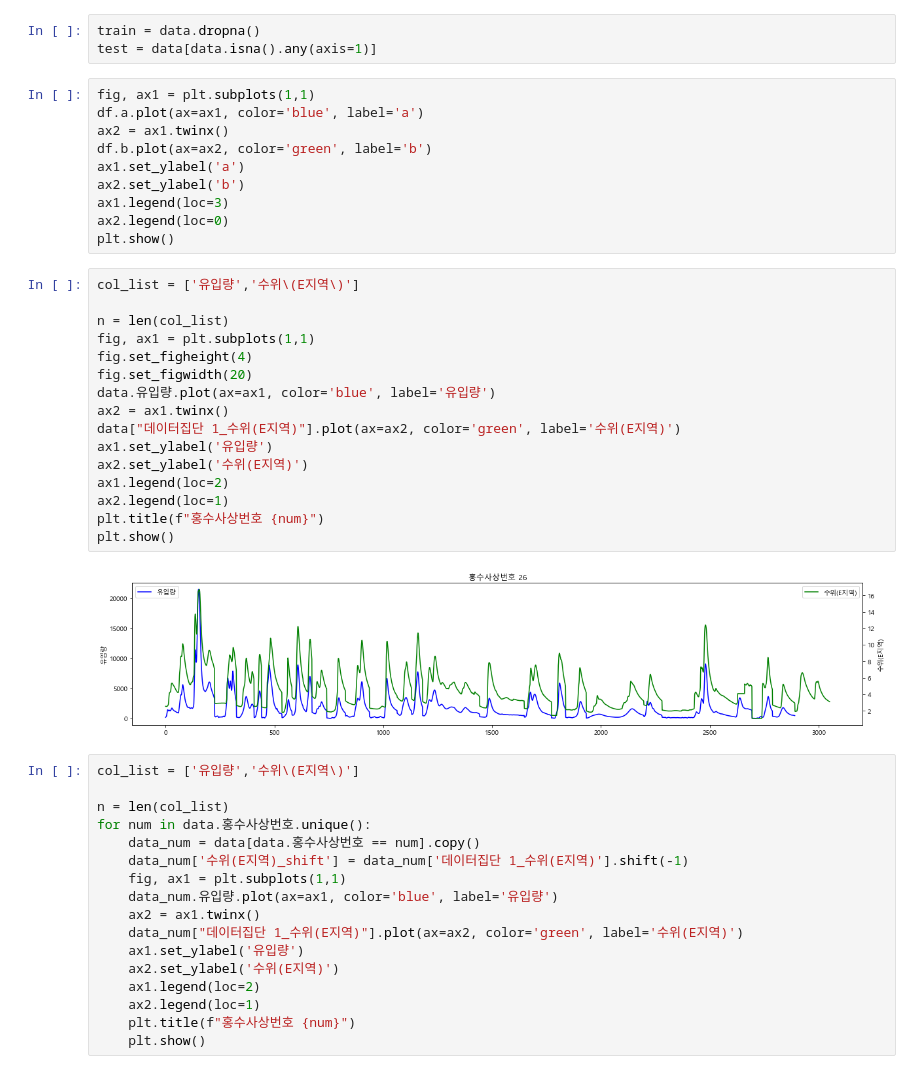
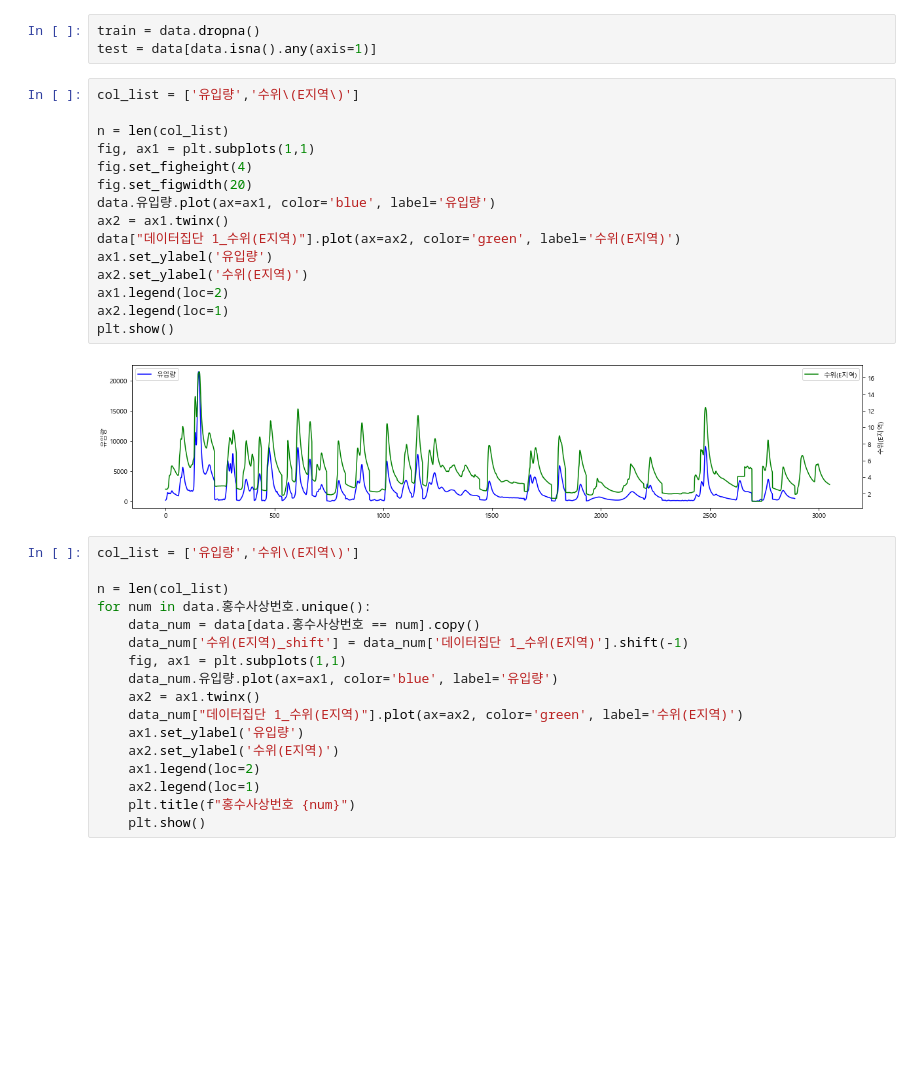
Before and after one commit to meowrowan/hongsu, a Jupyter notebook: 데이터 시각화.ipynb, the cells around one changed output. Drawn from its saved outputs; the diff is of its cells as text; blank space fills up the shorter version.

```diff
--- a/데이터 시각화.ipynb
+++ b/데이터 시각화.ipynb
@@ -51,33 +51,22 @@ data.columns = ['_'.join(col).strip() if "Unnamed" not in col[1] else col[0] for
 train = data.dropna()
 test = data[data.isna().any(axis=1)]
 # %%
+col_list = ['유입량','수위\(E지역\)']
+
+n = len(col_list)
 fig, ax1 = plt.subplots(1,1)
-df.a.plot(ax=ax1, color='blue', label='a')
+fig.set_figheight(4)
+fig.set_figwidth(20)
+data.유입량.plot(ax=ax1, color='blue', label='유입량')
 ax2 = ax1.twinx()
-df.b.plot(ax=ax2, color='green', label='b')
-ax1.set_ylabel('a')
-ax2.set_ylabel('b')
-ax1.legend(loc=3)
-ax2.legend(loc=0)
+data["데이터집단 1_수위(E지역)"].plot(ax=ax2, color='green', label='수위(E지역)')
+ax1.set_ylabel('유입량')
+ax2.set_ylabel('수위(E지역)')
+ax1.legend(loc=2)
+ax2.legend(loc=1)
 plt.show()
+# %% [output]
+[figure, added]
-# %%
-col_list = ['유입량','수위\(E지역\)']
-
-n = len(col_list)
-fig, ax1 = plt.subplots(1,1)
-fig.set_figheight(4)
-fig.set_figwidth(20)
-data.유입량.plot(ax=ax1, color='blue', label='유입량')
-ax2 = ax1.twinx()
-data["데이터집단 1_수위(E지역)"].plot(ax=ax2, color='green', label='수위(E지역)')
-ax1.set_ylabel('유입량')
-ax2.set_ylabel('수위(E지역)')
-ax1.legend(loc=2)
-ax2.legend(loc=1)
-plt.title(f"홍수사상번호 {num}")
-plt.show()
-# %% [output]
-[figure, removed]
 # %%
 col_list = ['유입량','수위\(E지역\)']
 
```
Also changed, not shown: 3 other files.
